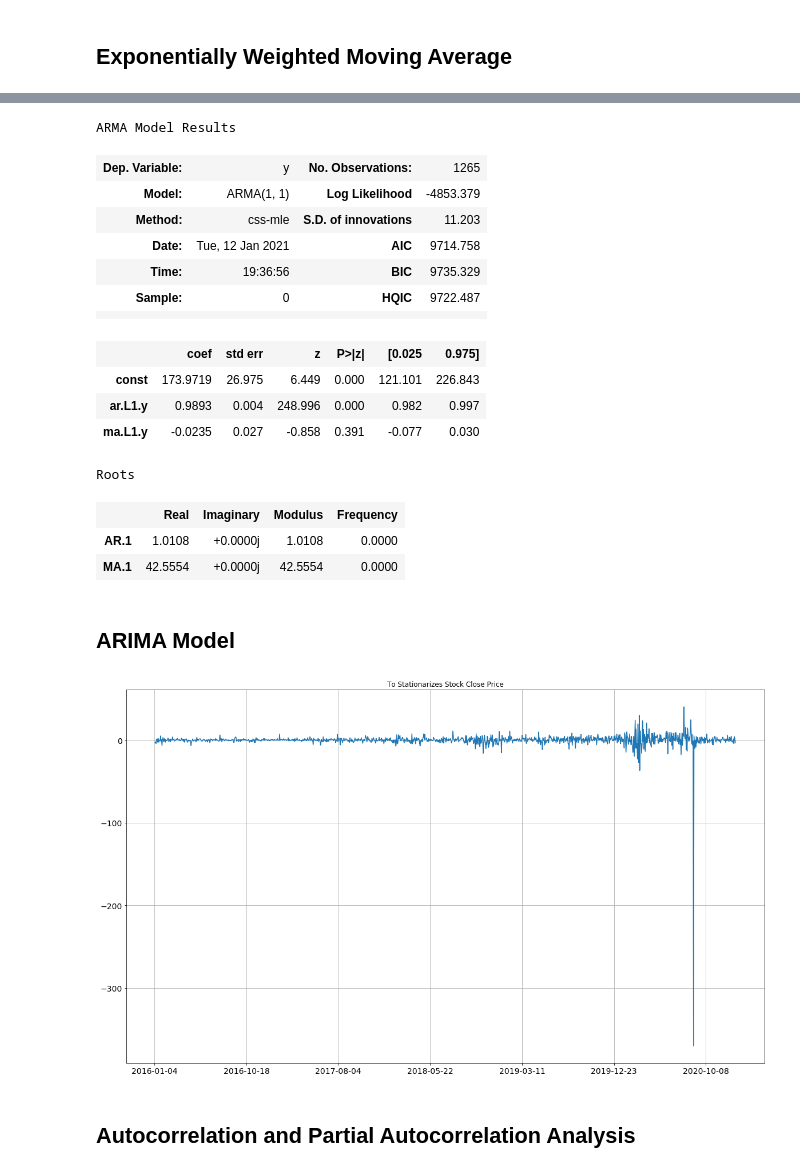
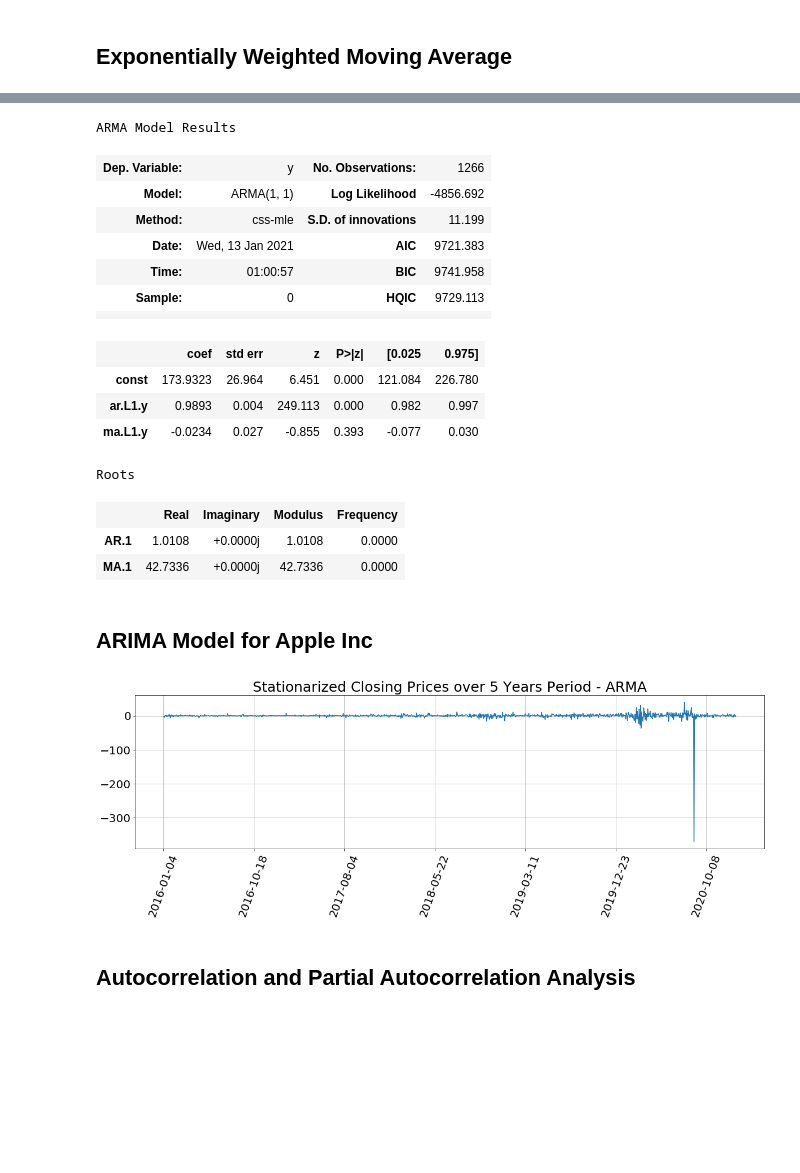
Before and after one commit to dd2-GWFinTech-Projects/Project2-InvestmentSuggestionFramework, a Jupyter notebook: Price-Forecasting/Solved/Portfolio_Analysis.ipynb, the cells around one changed output, grey strips where cells are left out. Cells and saved outputs as stored; diff of their text form; code cells hidden in the pictures; blank space fills up the shorter version.

```diff
--- a/Price-Forecasting/Solved/Portfolio_Analysis.ipynb
+++ b/Price-Forecasting/Solved/Portfolio_Analysis.ipynb
@@ -206,10 +183,21 @@ Alpaca = tradeapi.REST(
 # %%
+# Set Alpaca API key and secret
+Alpaca_API_Key = os.getenv("ALPACA_API_KEY")
+Alpaca_Secret_Key = os.getenv("ALPACA_SECRET_KEY")
+
+# Create the Alpaca API object
+Alpaca = tradeapi.REST(
+    Alpaca_API_Key,
+    Alpaca_Secret_Key,
+    base_url='https://paper-api.alpaca.markets',
+    api_version="v2")
+
 # Format current date as ISO format
 #Start_Date = pd.to_datetime('2016-01-1', parse_dates=True)
 #End_Date = pd.to_datetime('2021-01-11', parse_dates=True)
 
 Start_Date = pd.Timestamp("2016-01-1", tz="America/New_York").isoformat()
-End_Date = pd.Timestamp("2021-01-11", tz="America/New_York").isoformat()
+End_Date = pd.Timestamp("2021-01-12", tz="America/New_York").isoformat()
 
 # Set the tickers
 tickers = ["AAPL"]
@@ -227,7 +215,7 @@ Data = Alpaca.get_barset(
 ).df
 
 # Preview DataFrame
-Data
+Data.tail()
 # %% [output]
 |  | AAPL |  |  |  |  |
 |  | open | high | low | close | volume |
@@ -734,33 +654,34 @@ Roots
 results_close.summary()
 # %% [output]
 ARMA Model Results
-| Dep. Variable: | y | No. Observations: | 1265 |
-| Model: | ARMA(1, 1) | Log Likelihood | -4853.379 |
-| Method: | css-mle | S.D. of innovations | 11.203 |
-| Date: | Tue, 12 Jan 2021 | AIC | 9714.758 |
-| Time: | 19:36:56 | BIC | 9735.329 |
-| Sample: | 0 | HQIC | 9722.487 |
+| Dep. Variable: | y | No. Observations: | 1266 |
+| Model: | ARMA(1, 1) | Log Likelihood | -4856.692 |
+| Method: | css-mle | S.D. of innovations | 11.199 |
+| Date: | Wed, 13 Jan 2021 | AIC | 9721.383 |
+| Time: | 01:00:57 | BIC | 9741.958 |
+| Sample: | 0 | HQIC | 9729.113 |
 |  |  |  |  |
 |  | coef | std err | z | P>|z| | [0.025 | 0.975] |
-| const | 173.9719 | 26.975 | 6.449 | 0.000 | 121.101 | 226.843 |
-| ar.L1.y | 0.9893 | 0.004 | 248.996 | 0.000 | 0.982 | 0.997 |
-| ma.L1.y | -0.0235 | 0.027 | -0.858 | 0.391 | -0.077 | 0.030 |
+| const | 173.9323 | 26.964 | 6.451 | 0.000 | 121.084 | 226.780 |
+| ar.L1.y | 0.9893 | 0.004 | 249.113 | 0.000 | 0.982 | 0.997 |
+| ma.L1.y | -0.0234 | 0.027 | -0.855 | 0.393 | -0.077 | 0.030 |
 Roots
 |  | Real | Imaginary | Modulus | Frequency |
 | AR.1 | 1.0108 | +0.0000j | 1.0108 | 0.0000 |
-| MA.1 | 42.5554 | +0.0000j | 42.5554 | 0.0000 |
+| MA.1 | 42.7336 | +0.0000j | 42.7336 | 0.0000 |
 # %% [markdown]
-## ARIMA Model
+## ARIMA Model for Apple Inc
 # %%
 # Differencing the Close price stationarizes the time series
 AAPL_close_df.diff().plot(
-    title="To Stationarizes Stock Close Price",
-    figsize=(20,12),
-    fontsize=14,
+    figsize=(20,5),
+    fontsize=20,
+    rot=70,
     #subplots=True,
     grid=True);
+plt.title(label="Stationarized Closing Prices over 5 Years Period - ARMA", fontsize=25);
 # %% [output]
-[figure, old version]
+[figure, new version]
 # %% [markdown]
 ## Autocorrelation and Partial Autocorrelation Analysis
 # %%
```
Also changed, not shown: parts of 101 cells of this notebook, 13 other files.
